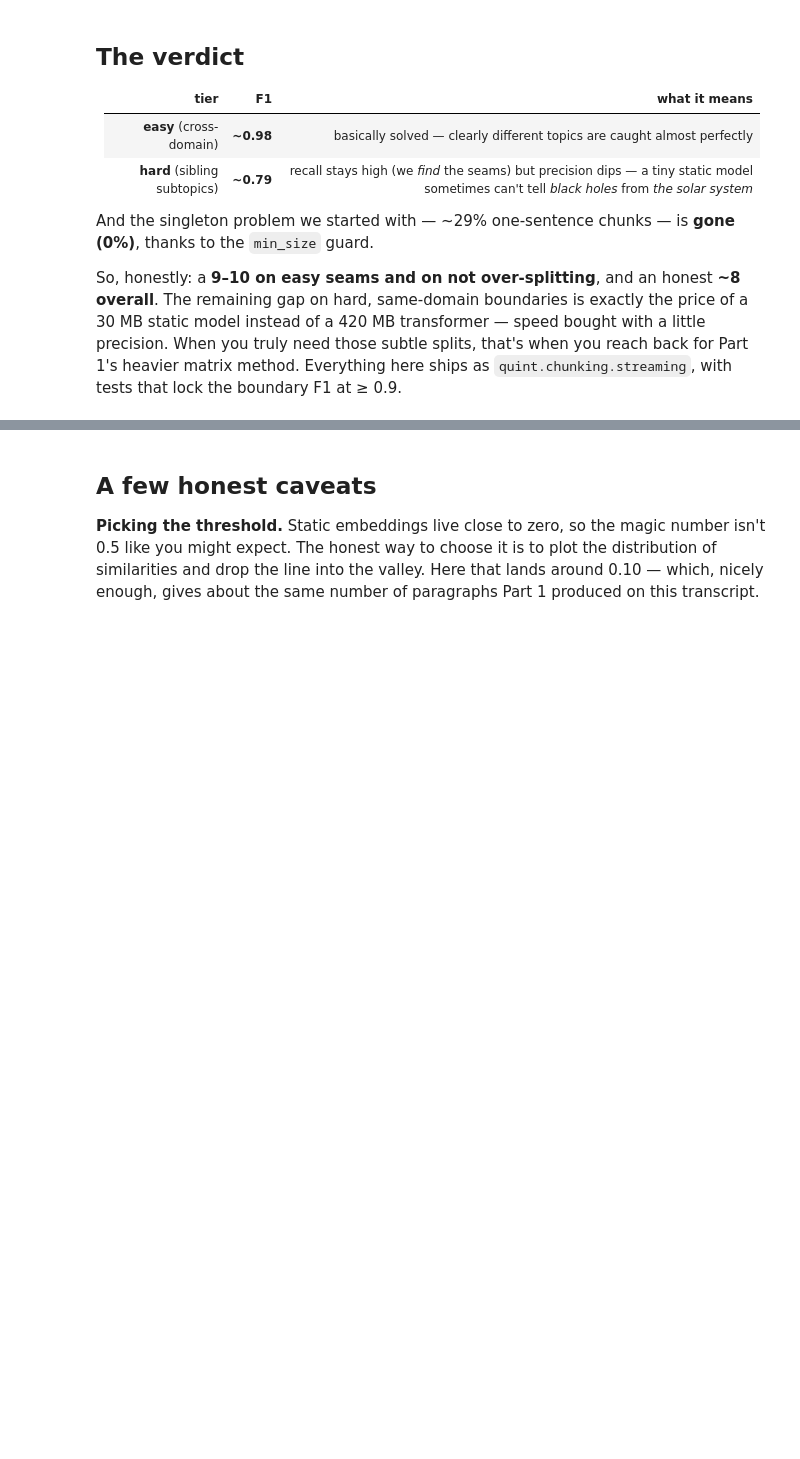
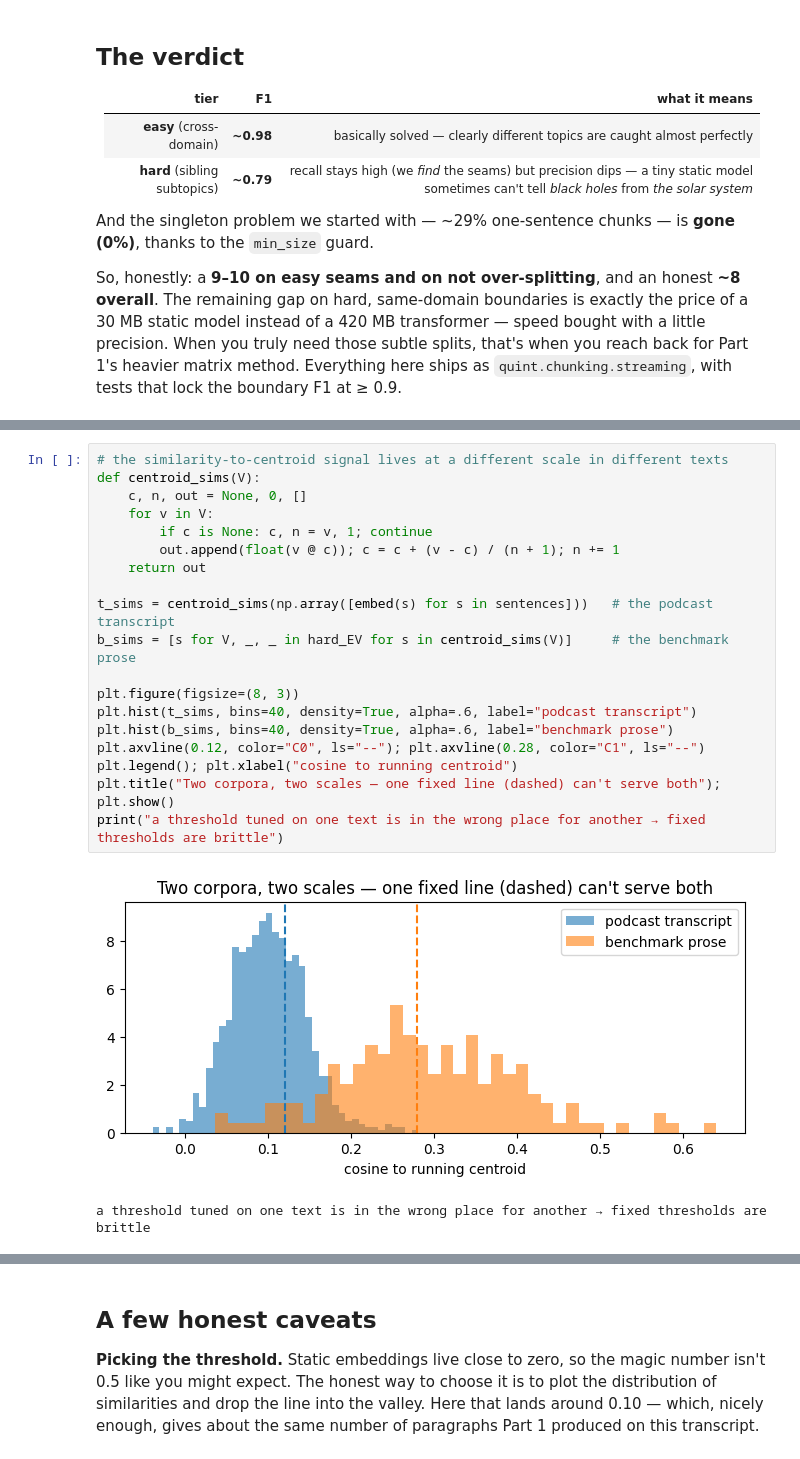
Before and after one commit to poloniki/quint, a Jupyter notebook: notebooks/Chunking text into paragraphs V3 - real-time on CPU.ipynb, the cells around one changed output, grey strips where cells are left out. Cells and saved outputs as stored; diff of their text form; blank space fills up the shorter version.

```diff
--- a/notebooks/Chunking text into paragraphs V3 - real-time on CPU.ipynb
+++ b/notebooks/Chunking text into paragraphs V3 - real-time on CPU.ipynb
@@ -314,0 +321,22 @@ So, honestly: a **9–10 on easy seams and on not over-splitting**, and an hones
+# %%
+# the similarity-to-centroid signal lives at a different scale in different texts
+def centroid_sims(V):
+    c, n, out = None, 0, []
+    for v in V:
+        if c is None: c, n = v, 1; continue
+        out.append(float(v @ c)); c = c + (v - c) / (n + 1); n += 1
+    return out
+
+t_sims = centroid_sims(np.array([embed(s) for s in sentences]))   # the podcast transcript
+b_sims = [s for V, _, _ in hard_EV for s in centroid_sims(V)]     # the benchmark prose
+
+plt.figure(figsize=(8, 3))
+plt.hist(t_sims, bins=40, density=True, alpha=.6, label="podcast transcript")
+plt.hist(b_sims, bins=40, density=True, alpha=.6, label="benchmark prose")
+plt.axvline(0.12, color="C0", ls="--"); plt.axvline(0.28, color="C1", ls="--")
+plt.legend(); plt.xlabel("cosine to running centroid")
+plt.title("Two corpora, two scales — one fixed line (dashed) can't serve both"); plt.show()
+print("a threshold tuned on one text is in the wrong place for another → fixed thresholds are brittle")
+# %% [output]
+[figure, added]
+a threshold tuned on one text is in the wrong place for another → fixed thresholds are brittle
```
Also changed, not shown: parts of 9 cells of this notebook.
